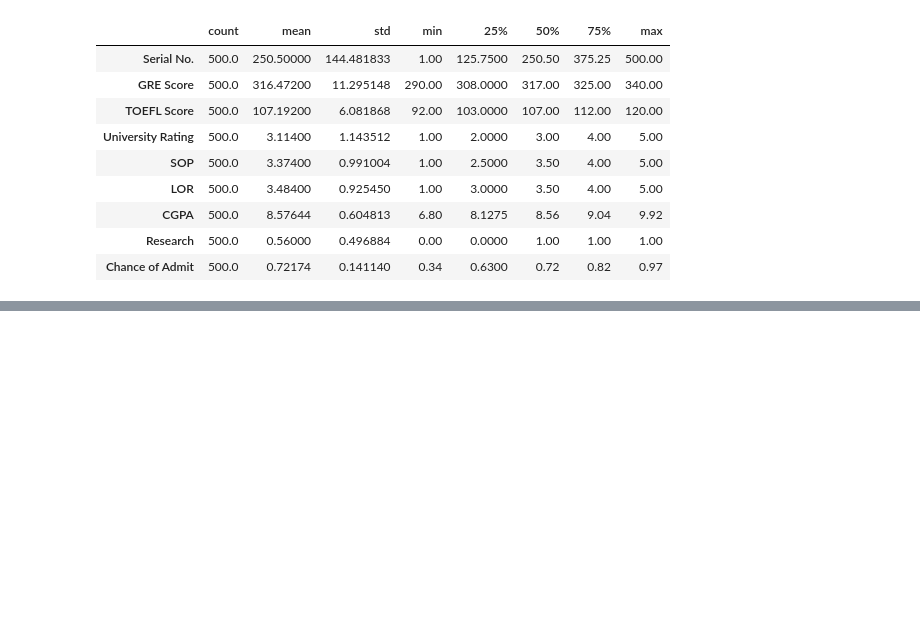
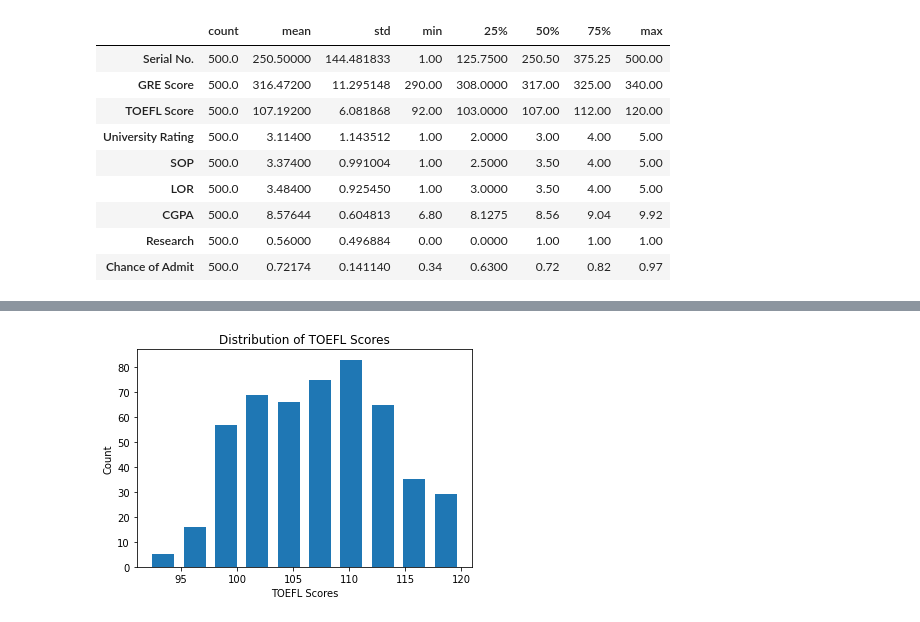
Before and after one commit to soujanyareddy1256/CSE_720001.202320, a Jupyter notebook: Project/soujanya/project_code_720.ipynb, the cells around one changed output, grey strips where cells are left out. Cells and saved outputs as stored; diff of their text form; code cells hidden in the pictures; blank space fills up the shorter version.

```diff
--- a/Project/soujanya/project_code_720.ipynb
+++ b/Project/soujanya/project_code_720.ipynb
@@ -81,0 +132,9 @@ df.describe().T
+# %%
+# Visualizing the feature TOEFL
+fig = plt.hist(df['TOEFL'], rwidth=0.7)
+plt.title('Distribution of TOEFL Scores')
+plt.xlabel('TOEFL Scores')
+plt.ylabel('Count')
+plt.show()
+# %% [output]
+[figure, added]
```
Also changed, not shown: parts of 13 cells of this notebook.
